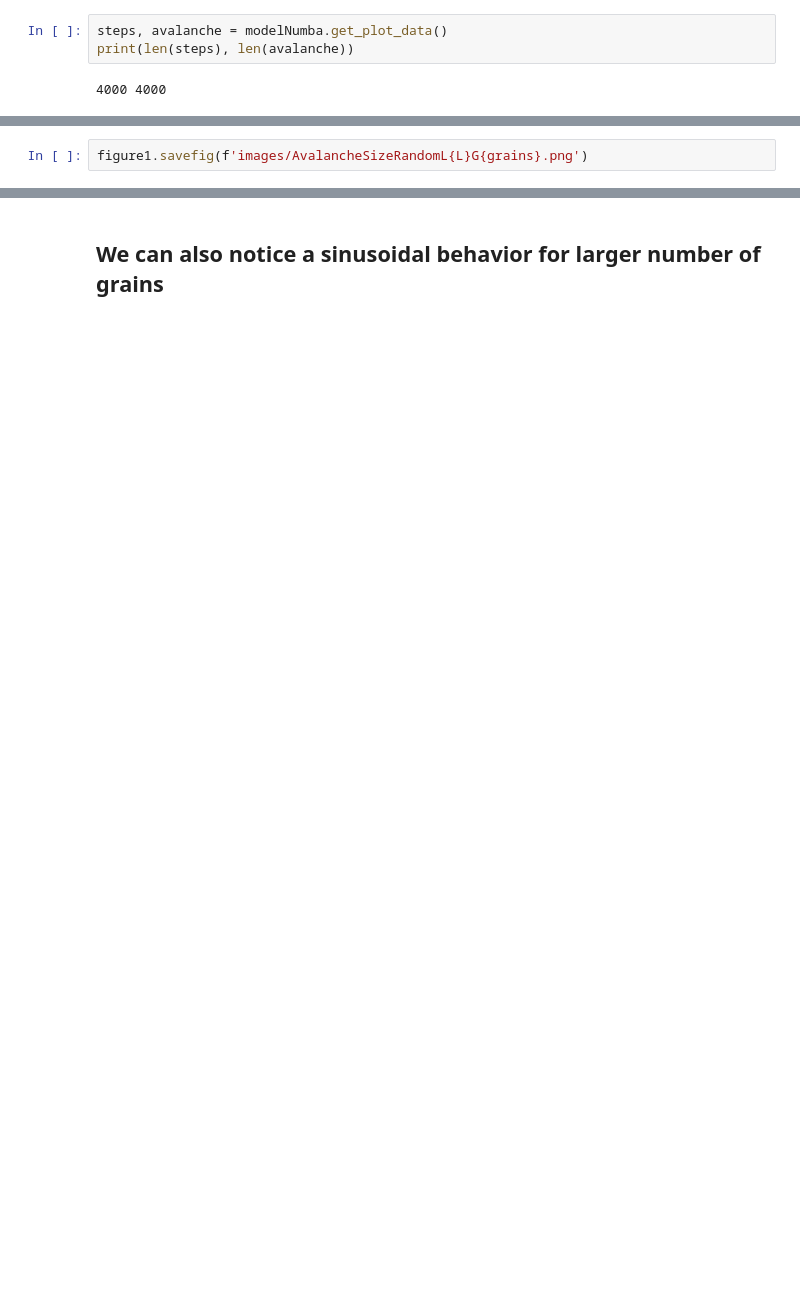
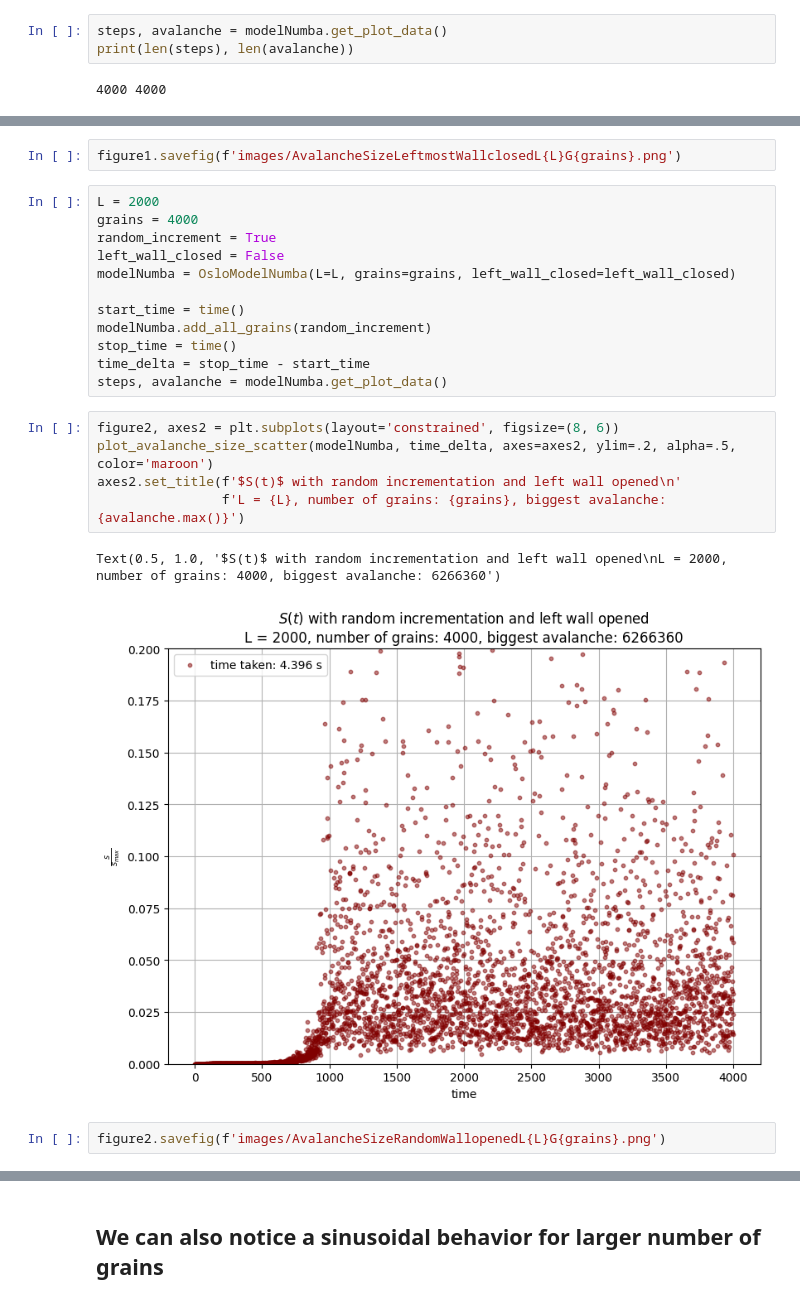
Before and after one commit to Yolonek/BoidsFlocking, a Jupyter notebook: OsloModel/OsloModel.ipynb, the cells around one changed output, grey strips where cells are left out. Drawn from its saved outputs; the diff is of its cells as text; blank space fills up the shorter version.

```diff
--- a/OsloModel/OsloModel.ipynb
+++ b/OsloModel/OsloModel.ipynb
@@ -76,5 +67,27 @@ axes1.legend(loc='upper left')
 # %%
-figure1.savefig(f'images/AvalancheSizeRandomL{L}G{grains}.png')
+figure1.savefig(f'images/AvalancheSizeLeftmostWallclosedL{L}G{grains}.png')
+# %%
+L = 2000
+grains = 4000
+random_increment = True
+left_wall_closed = False
+modelNumba = OsloModelNumba(L=L, grains=grains, left_wall_closed=left_wall_closed)
+
+start_time = time()
+modelNumba.add_all_grains(random_increment)
+stop_time = time()
+time_delta = stop_time - start_time
+steps, avalanche = modelNumba.get_plot_data()
+# %%
+figure2, axes2 = plt.subplots(layout='constrained', figsize=(8, 6))
+plot_avalanche_size_scatter(modelNumba, time_delta, axes=axes2, ylim=.2, alpha=.5, color='maroon')
+axes2.set_title(f'$S(t)$ with random incrementation and left wall opened\n'
+                f'L = {L}, number of grains: {grains}, biggest avalanche: {avalanche.max()}')
+# %% [output]
+Text(0.5, 1.0, '$S(t)$ with random incrementation and left wall opened\nL = 2000, number of grains: 4000, biggest avalanche: 6266360')
+[figure, added]
+# %%
+figure2.savefig(f'images/AvalancheSizeRandomWallopenedL{L}G{grains}.png')
 # %%
 L = 4000
 grains = 8000
```
Also changed, not shown: parts of 37 cells of this notebook, 21 other files.
